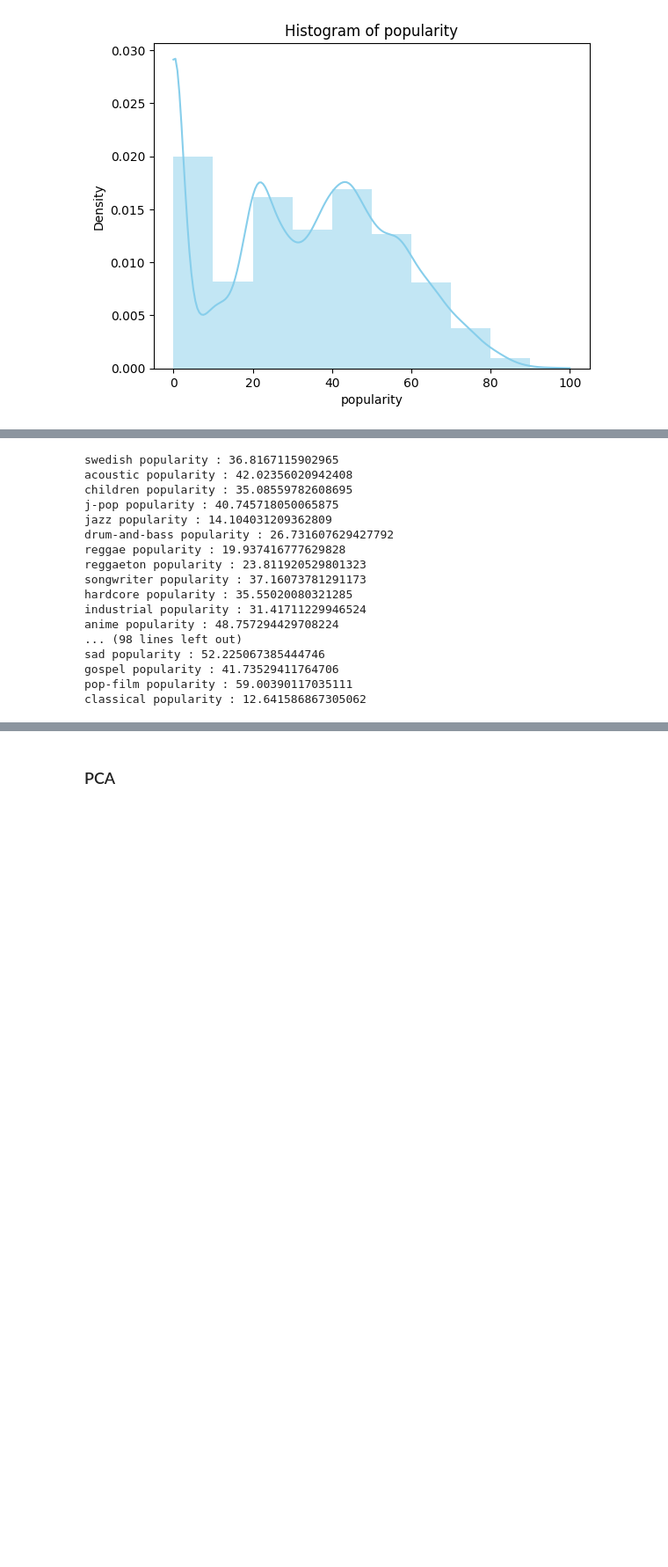
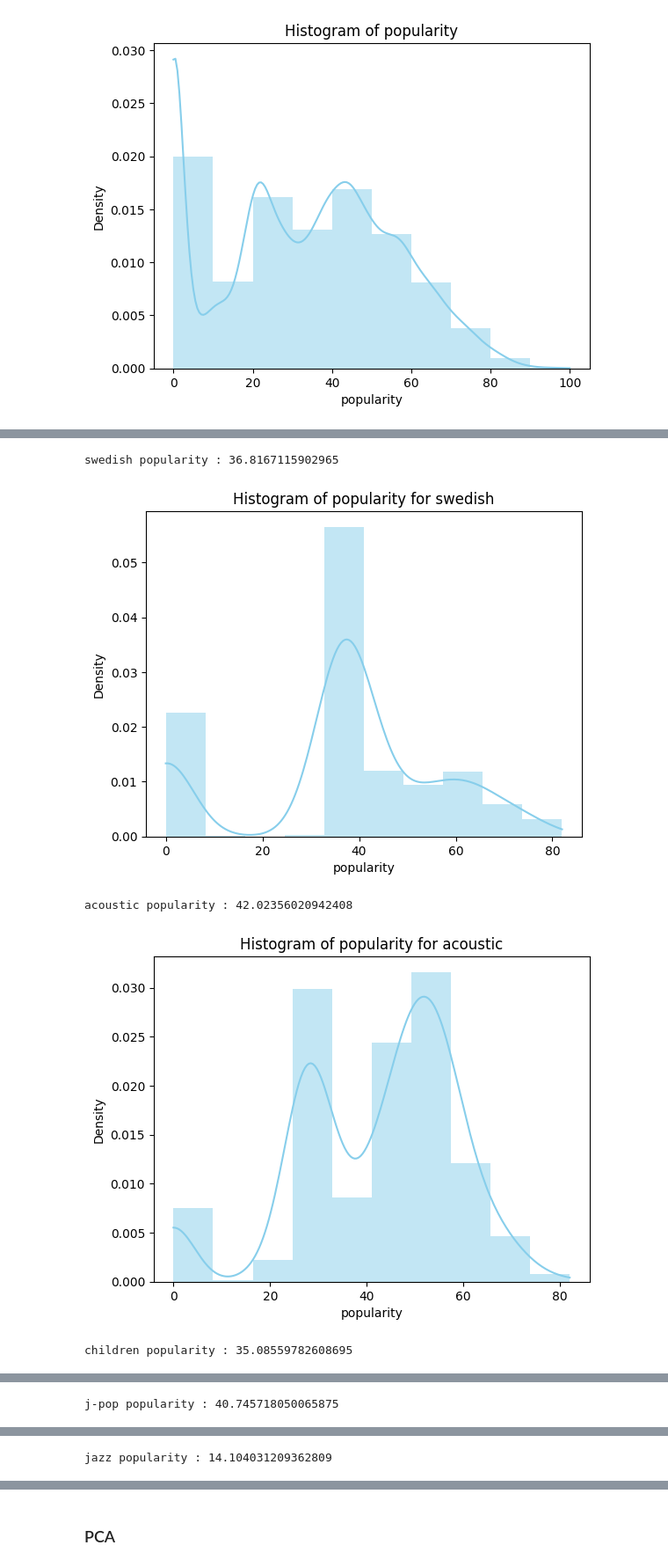
Before and after one commit to MorganScalabrino/Data-Challenge-M2, a Jupyter notebook: data_visualization_regression.ipynb, the cells around one changed output, grey strips where cells are left out. Shown at 88% size. Drawn from its saved outputs; the diff is of its cells as text; code cells hidden in the pictures; blank space fills up the shorter version.

```diff
--- a/data_visualization_regression.ipynb
+++ b/data_visualization_regression.ipynb
@@ -70,27 +72,15 @@ for mode in X["mode"].unique():
 # %%
-for genre in X["track_genre"].unique():
-    genre_popularity = y[X["track_genre"]==genre]
+for genre in X["track_genre"].unique()[:5]:
+    genre_popularity = y[X["track_genre"]==genre] #X[X["track_genre"]==genre]["danceability"]
     print(f"{genre} popularity : {genre_popularity.mean()}")
     sns.histplot(genre_popularity, kde=True, bins=10, color='skyblue', stat='density', linewidth=0)
     plt.xlabel('popularity')
     plt.ylabel('Density')
     plt.title(f'Histogram of popularity for {genre}')
     plt.show()
 # %% [output]
 swedish popularity : 36.8167115902965
-acoustic popularity : 42.02356020942408
-children popularity : 35.08559782608695
-j-pop popularity : 40.745718050065875
-jazz popularity : 14.104031209362809
-drum-and-bass popularity : 26.731607629427792
-reggae popularity : 19.937416777629828
-reggaeton popularity : 23.811920529801323
-songwriter popularity : 37.16073781291173
-hardcore popularity : 35.55020080321285
-industrial popularity : 31.41711229946524
-anime popularity : 48.757294429708224
-... (98 lines left out)
-sad popularity : 52.225067385444746
-gospel popularity : 41.73529411764706
-pop-film popularity : 59.00390117035111
-classical popularity : 12.641586867305062
+[figure, added]
+acoustic popularity : 42.02356020942408
+[figure, added]
+children popularity : 35.08559782608695
@@ -96,0 +88 @@ classical popularity : 12.641586867305062
+j-pop popularity : 40.745718050065875
@@ -96,0 +90 @@ classical popularity : 12.641586867305062
+jazz popularity : 14.104031209362809
```
Also changed, not shown: parts of 7 cells of this notebook, 14 other files.
